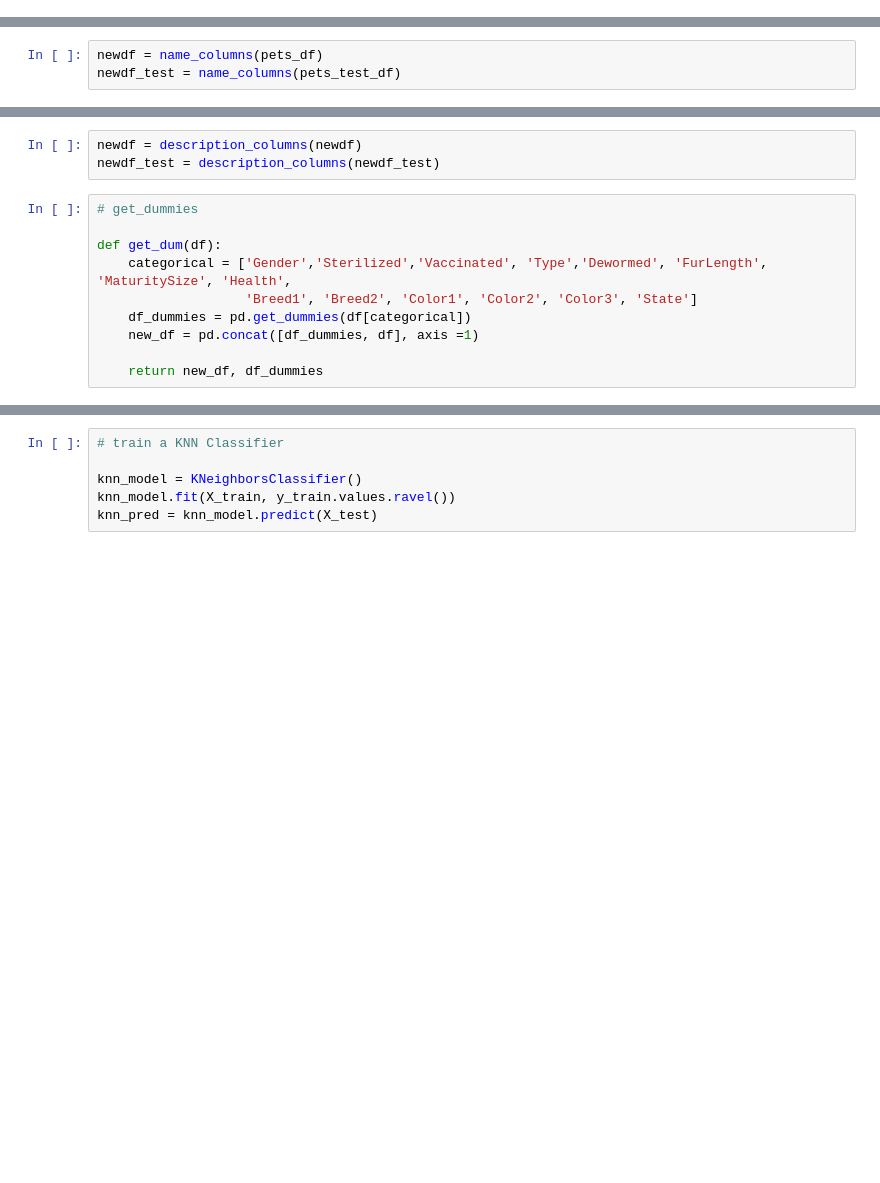
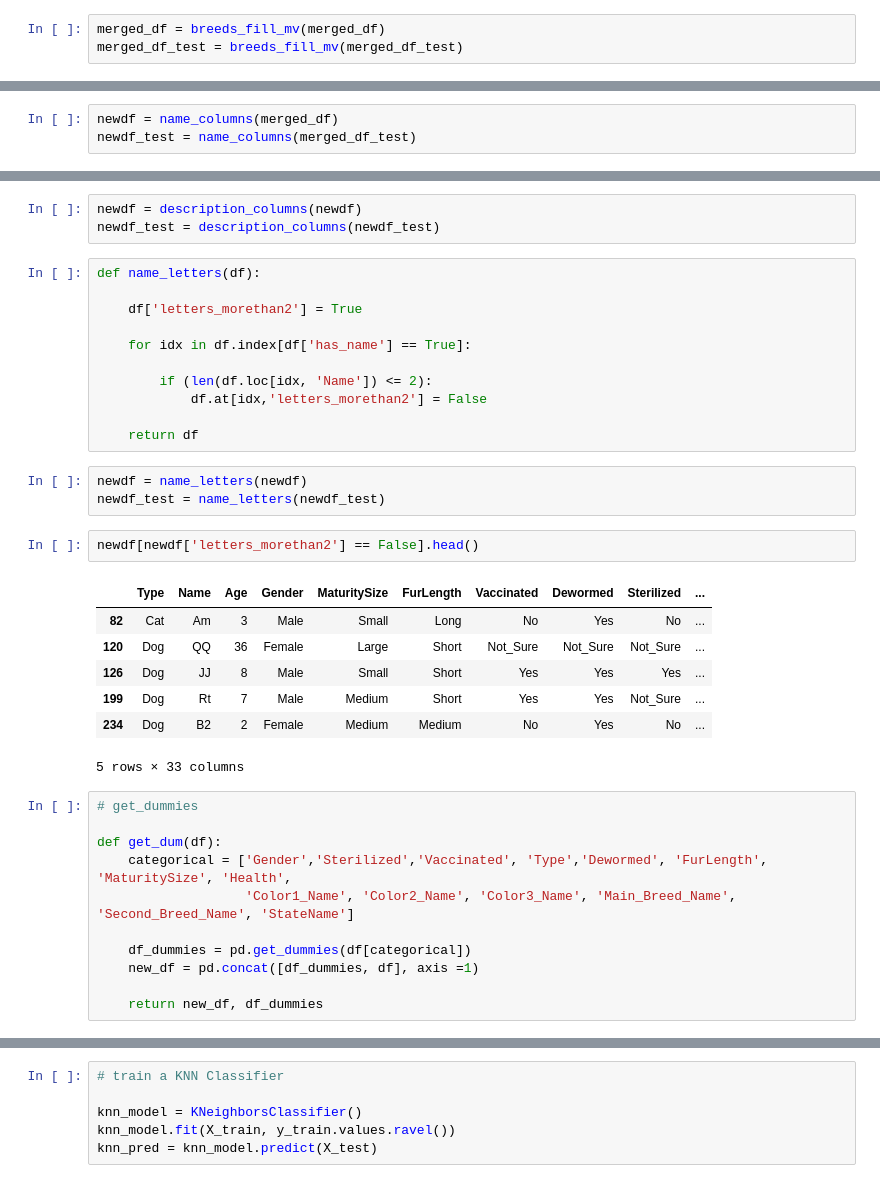
Before and after one commit to ArwaSheraky/Pet-Adoption, a Jupyter notebook: Pet Adoption.ipynb, the cells around one changed output, grey strips where cells are left out. Saved outputs shown, nothing was run; the diff lists cells and outputs as text; blank space fills up the shorter version.

```diff
--- a/Pet Adoption.ipynb
+++ b/Pet Adoption.ipynb
@@ -199,0 +253,3 @@ NameError: name 'test_df' is not defined
+# %%
+merged_df = breeds_fill_mv(merged_df)
+merged_df_test = breeds_fill_mv(merged_df_test)
@@ -211,8 +287,8 @@ def name_columns(df):
 
     return df
 # %%
-newdf = name_columns(pets_df)
-newdf_test = name_columns(pets_test_df)
+newdf = name_columns(merged_df)
+newdf_test = name_columns(merged_df_test)
 # %%
 def description_columns(df):
 
@@ -226,12 +302,37 @@ def description_columns(df):
 # %%
 newdf = description_columns(newdf)
 newdf_test = description_columns(newdf_test)
+# %%
+def name_letters(df):
+
+    df['letters_morethan2'] = True
+
+    for idx in df.index[df['has_name'] == True]:
+
+        if (len(df.loc[idx, 'Name']) <= 2):
+            df.at[idx,'letters_morethan2'] = False
+
+    return df
+# %%
+newdf = name_letters(newdf)
+newdf_test = name_letters(newdf_test)
+# %%
+newdf[newdf['letters_morethan2'] == False].head()
+# %% [output]
+|  | Type | Name | Age | Gender | MaturitySize | FurLength | Vaccinated | Dewormed | Sterilized | ... |
+| 82 | Cat | Am | 3 | Male | Small | Long | No | Yes | No | ... |
+| 120 | Dog | QQ | 36 | Female | Large | Short | Not_Sure | Not_Sure | Not_Sure | ... |
+| 126 | Dog | JJ | 8 | Male | Small | Short | Yes | Yes | Yes | ... |
+| 199 | Dog | Rt | 7 | Male | Medium | Short | Yes | Yes | Not_Sure | ... |
+| 234 | Dog | B2 | 2 | Female | Medium | Medium | No | Yes | No | ... |
+5 rows × 33 columns
 # %%
 # get_dummies
 
 def get_dum(df):
     categorical = ['Gender','Sterilized','Vaccinated', 'Type','Dewormed', 'FurLength', 'MaturitySize', 'Health',
-                   'Breed1', 'Breed2', 'Color1', 'Color2', 'Color3', 'State']
+                   'Color1_Name', 'Color2_Name', 'Color3_Name', 'Main_Breed_Name', 'Second_Breed_Name', 'StateName']
+
     df_dummies = pd.get_dummies(df[categorical])
     new_df = pd.concat([df_dummies, df], axis =1)
 
```
Also changed, not shown: parts of 45 cells of this notebook.
